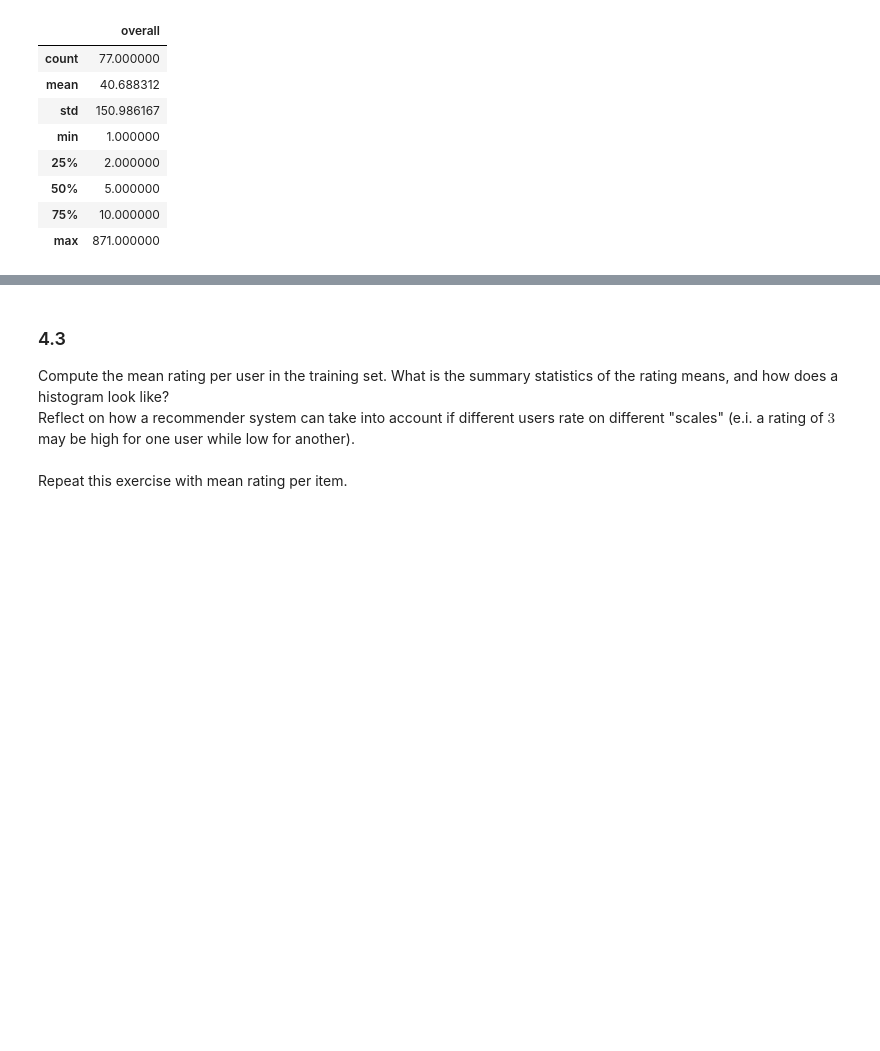
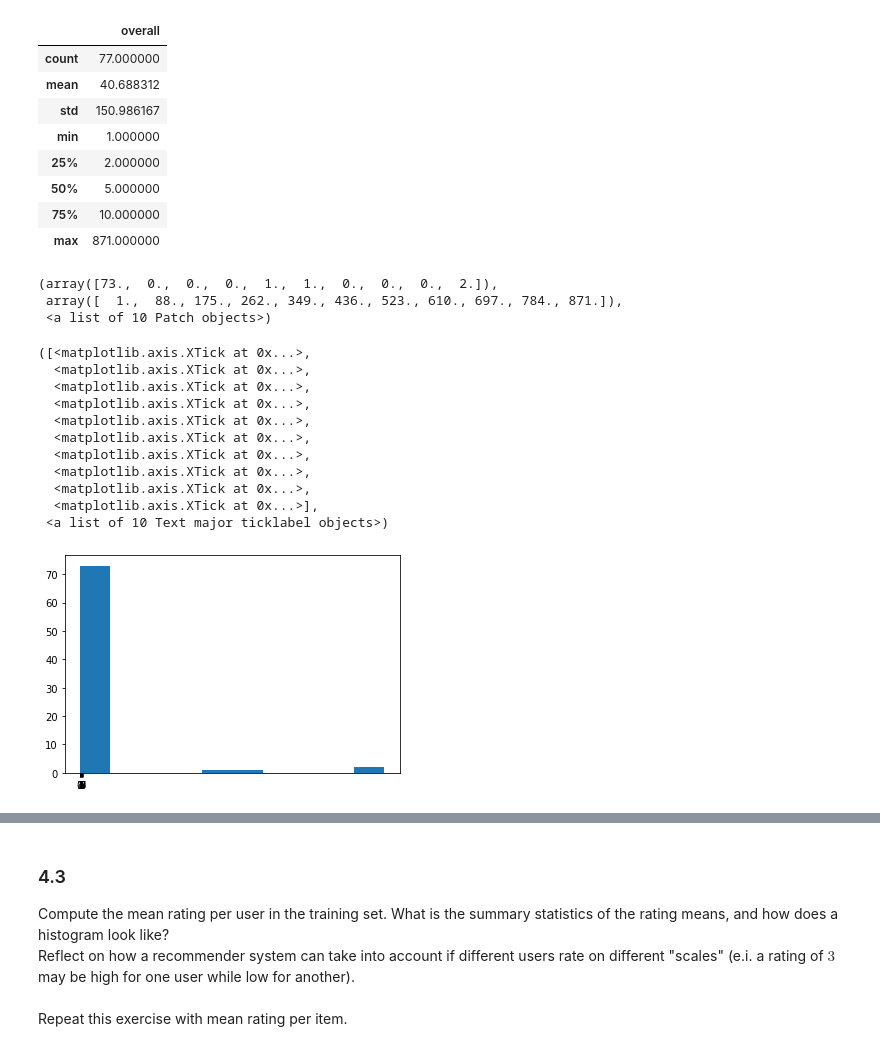
Before and after one commit to vlr112/WebScicence_FinalProject, a Jupyter notebook: labs/session_1/Session_1.ipynb, the cells around one changed output, grey strips where cells are left out. Saved outputs shown, nothing was run; the diff lists cells and outputs as text; code cells hidden in the pictures; blank space fills up the shorter version.

```diff
--- a/labs/session_1/Session_1.ipynb
+++ b/labs/session_1/Session_1.ipynb
@@ -227,3 +236,29 @@ plot_dist(train,'asin')
 | 50% | 5.000000 |
 | 75% | 10.000000 |
 | max | 871.000000 |
+# %%
+# train.groupby('asin').count().sort_values(by = ['overall'], ascending = False)
+
+ba = train.groupby('asin')#.agg({'overall': 'count'})#.sort_values(by = ['overall'], ascending = False)
+
+plt.hist(ba['overall'].count())#, weights=np.ones(len(ba['overall'])) / len(ba['overall']), bins = range(11))
+plt.xticks(range(10))
+# plt.title(f'Distribution rarings per {ff}
+
+plt.show()
+# %% [output]
+(array([73.,  0.,  0.,  0.,  1.,  1.,  0.,  0.,  0.,  2.]),
+ array([  1.,  88., 175., 262., 349., 436., 523., 610., 697., 784., 871.]),
+ <a list of 10 Patch objects>)
+([<matplotlib.axis.XTick at 0x...>,
+  <matplotlib.axis.XTick at 0x...>,
+  <matplotlib.axis.XTick at 0x...>,
+  <matplotlib.axis.XTick at 0x...>,
+  <matplotlib.axis.XTick at 0x...>,
+  <matplotlib.axis.XTick at 0x...>,
+  <matplotlib.axis.XTick at 0x...>,
+  <matplotlib.axis.XTick at 0x...>,
+  <matplotlib.axis.XTick at 0x...>,
+  <matplotlib.axis.XTick at 0x...>],
+ <a list of 10 Text major ticklabel objects>)
+[figure, added]
```
Also changed, not shown: parts of 20 cells of this notebook.
